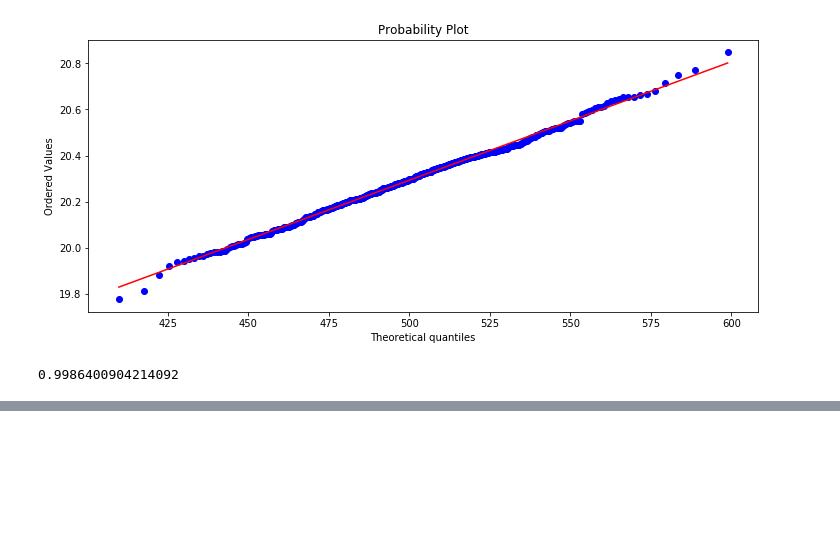
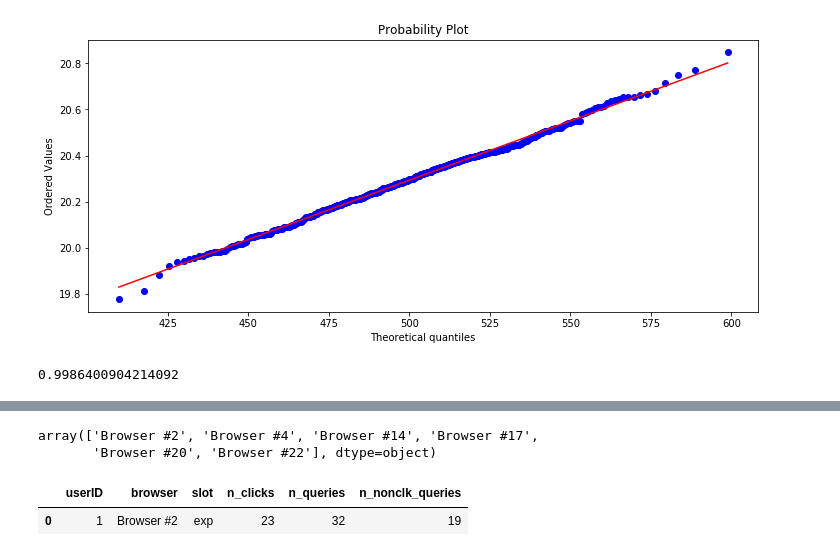
Before and after one commit to laurynovich/Coursera, a Jupyter notebook: Математика и Python для анализа данных/Построение выводов по данным/My assignments/Week4/Анализ результатов АБ-теста.ipynb, the cells around one changed output, grey strips where cells are left out. Drawn from its saved outputs; the diff is of its cells as text; code cells hidden in the pictures; blank space fills up the shorter version.

```diff
--- a/Математика и Python для анализа данных/Построение выводов по данным/My assignments/Week4/Анализ результатов АБ-теста.ipynb
+++ b/Математика и Python для анализа данных/Построение выводов по данным/My assignments/Week4/Анализ результатов АБ-теста.ipynb
@@ -158,0 +198,10 @@ res[1][2]
+# %%
+exp_data.browser.unique()
+# %% [output]
+array(['Browser #2', 'Browser #4', 'Browser #14', 'Browser #17',
+       'Browser #20', 'Browser #22'], dtype=object)
+# %%
+exp_data.head(1)
+# %% [output]
+|  | userID | browser | slot | n_clicks | n_queries | n_nonclk_queries |
+| 0 | 1 | Browser #2 | exp | 23 | 32 | 19 |
```
Also changed, not shown: parts of 25 cells of this notebook, 3 other files.
